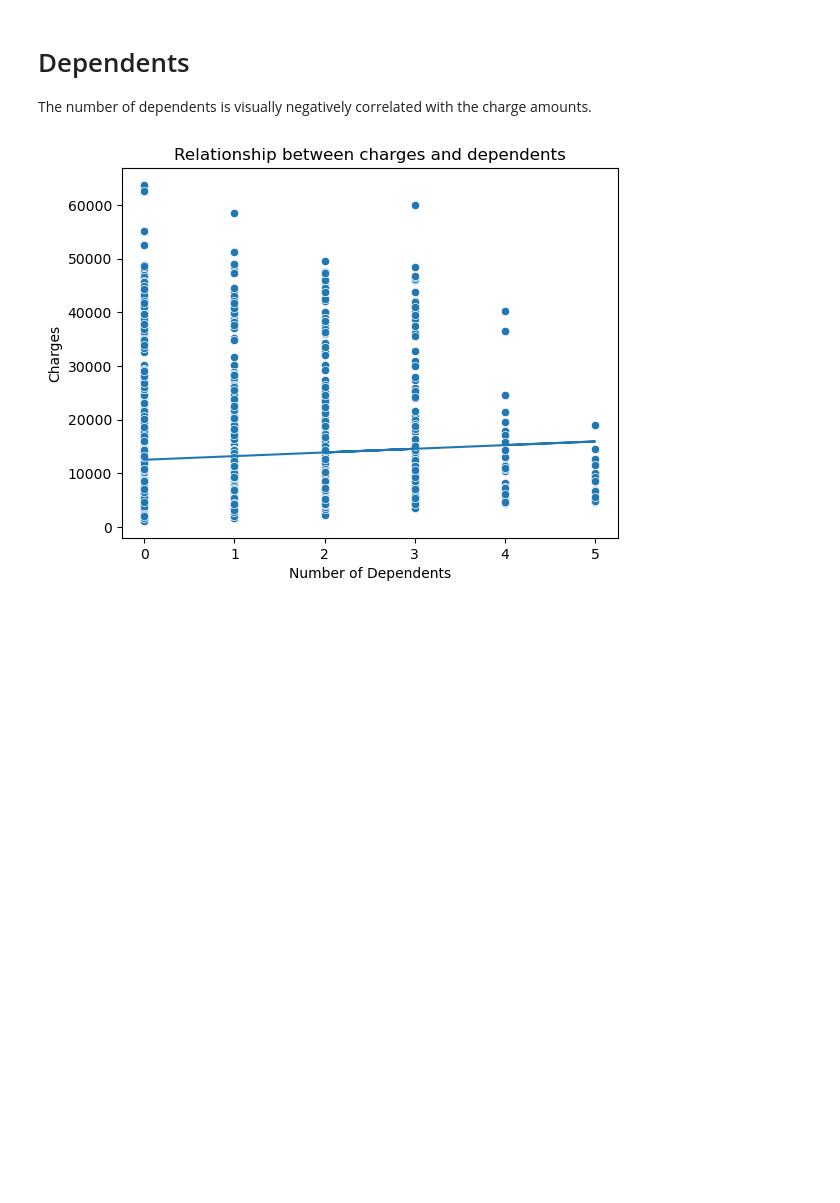
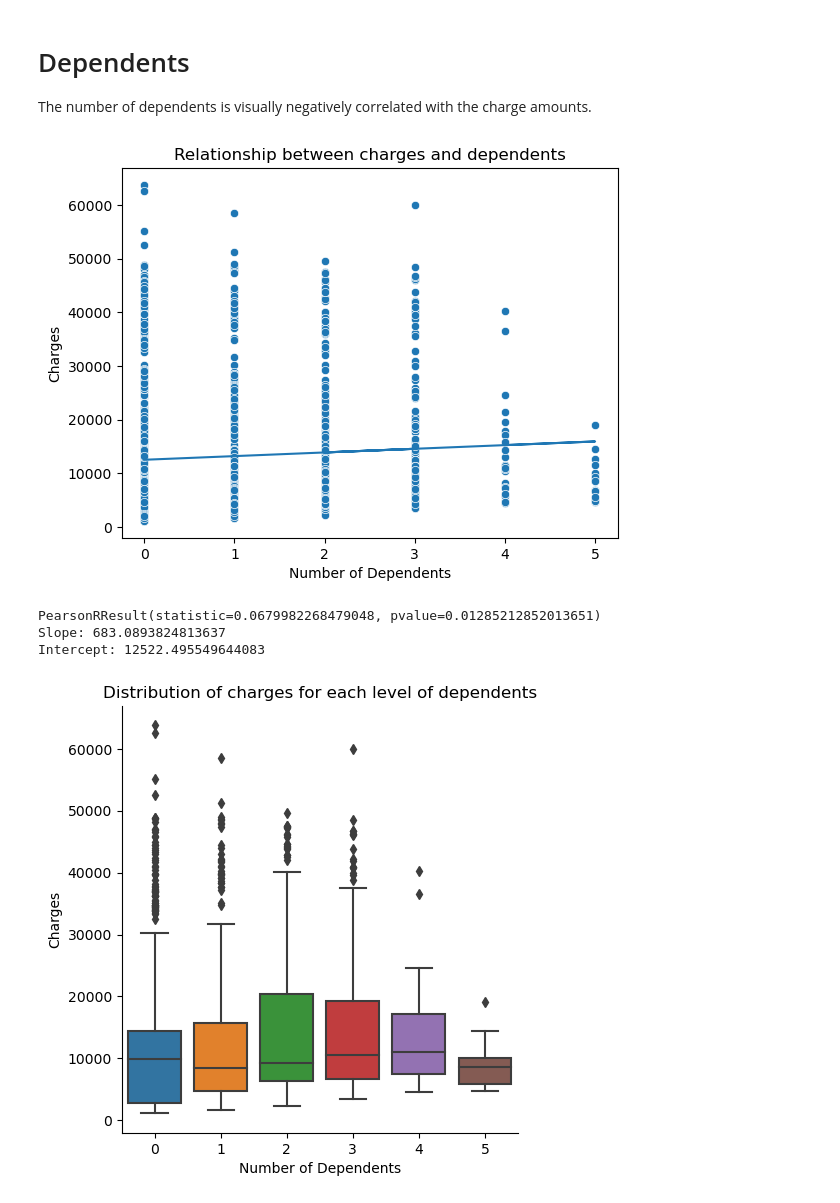
Before and after one commit to jpjavier23/story_case_study, a Jupyter notebook: insurance_charging_determinants.ipynb, the cells around one changed output. Cells and saved outputs as stored; diff of their text form; code cells hidden in the pictures; blank space fills up the shorter version.

```diff
--- a/insurance_charging_determinants.ipynb
+++ b/insurance_charging_determinants.ipynb
@@ -111,5 +111,19 @@ depend = plt.xlabel('Number of Dependents')
 depend = plt.ylabel('Charges')
 depend = plt.title('Relationship between charges and dependents')
 plt.show()
+
+print(r)
+print(f'Slope: {a}\nIntercept: {b}')
 # %% [output]
 [figure]
+PearsonRResult(statistic=0.0679982268479048, pvalue=0.01285212852013651)
+Slope: 683.0893824813637
+Intercept: 12522.495549644083
+# %%
+dep_box = sns.catplot(data = df1, x = 'children', y = 'charges', kind = 'box')
+dep_box = plt.xlabel('Number of Dependents')
+dep_box = plt.ylabel('Charges')
+dep_box = plt.title('Distribution of charges for each level of dependents')
+plt.show()
+# %% [output]
+[figure, added]
```
Also changed, not shown: parts of 2 cells of this notebook.
